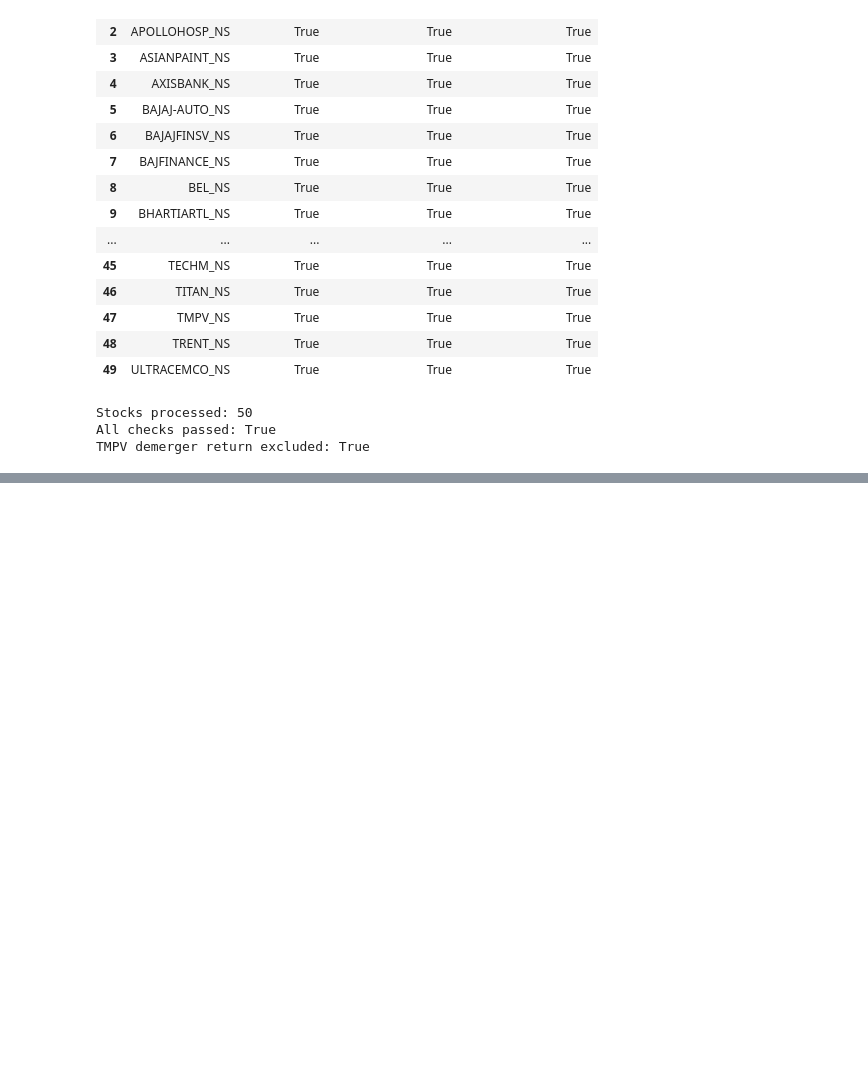
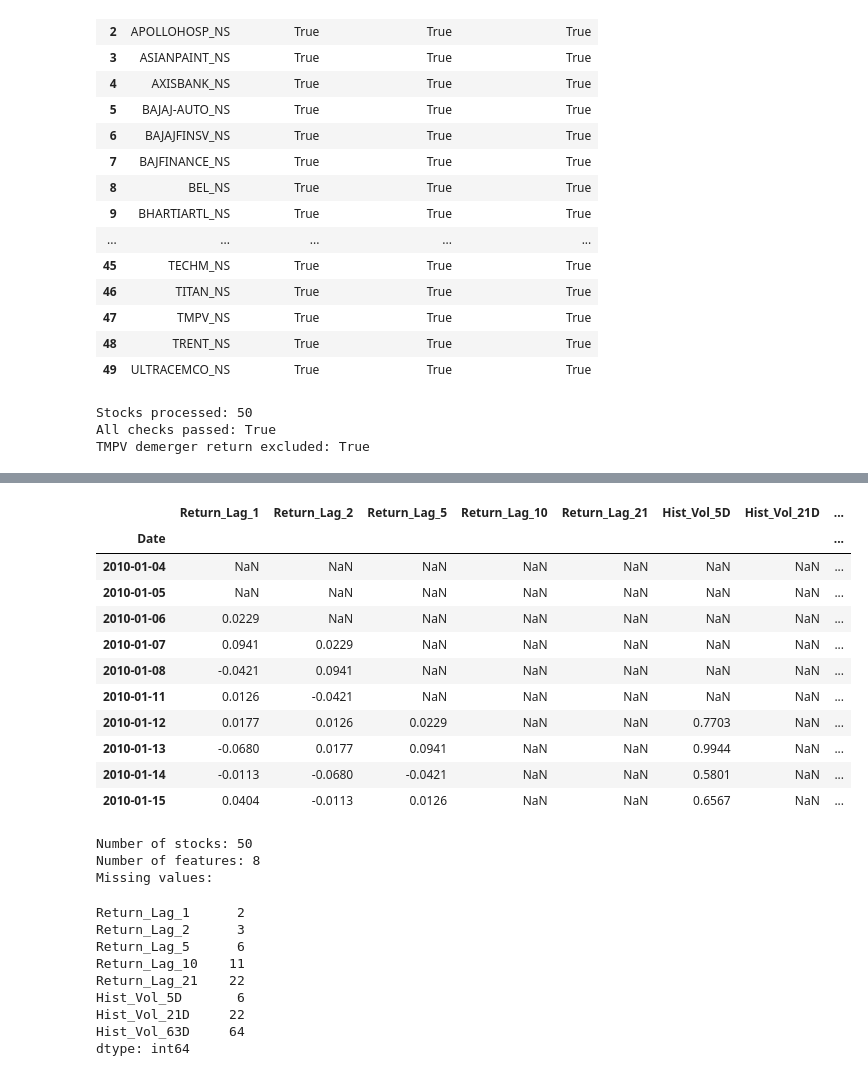
Before and after one commit to Srisupha29/DataScience_Projects, a Jupyter notebook: Indian_Equity_Market_Risk_Forecaster/notebooks/02_Volatility_Targets.ipynb, the cells around one changed output, grey strips where cells are left out. Saved outputs shown, nothing was run; the diff lists cells and outputs as text; code cells hidden in the pictures; blank space fills up the shorter version.

Commit message:
Added Lagged Daily Returns, and Historical Vol. features

```diff
--- a/Indian_Equity_Market_Risk_Forecaster/notebooks/02_Volatility_Targets.ipynb
+++ b/Indian_Equity_Market_Risk_Forecaster/notebooks/02_Volatility_Targets.ipynb
@@ -340,0 +389,37 @@ TMPV demerger return excluded: True
+# %%
+# Inspect one stock's engineered features
+
+sample_file = sorted(feature_dir.glob("*_features.parquet"))[0]
+sample_features = pd.read_parquet(sample_file)
+
+display(sample_features.head(10).round(4))
+
+print("Number of stocks:", len(list(feature_dir.glob("*_features.parquet"))))
+print("Number of features:", sample_features.shape[1])
+print("Missing values:")
+display(sample_features.isna().sum())
+# %% [output]
+|  | Return_Lag_1 | Return_Lag_2 | Return_Lag_5 | Return_Lag_10 | Return_Lag_21 | Hist_Vol_5D | Hist_Vol_21D | ... |
+| Date |  |  |  |  |  |  |  | ... |
+| 2010-01-04 | NaN | NaN | NaN | NaN | NaN | NaN | NaN | ... |
+| 2010-01-05 | NaN | NaN | NaN | NaN | NaN | NaN | NaN | ... |
+| 2010-01-06 | 0.0229 | NaN | NaN | NaN | NaN | NaN | NaN | ... |
+| 2010-01-07 | 0.0941 | 0.0229 | NaN | NaN | NaN | NaN | NaN | ... |
+| 2010-01-08 | -0.0421 | 0.0941 | NaN | NaN | NaN | NaN | NaN | ... |
+| 2010-01-11 | 0.0126 | -0.0421 | NaN | NaN | NaN | NaN | NaN | ... |
+| 2010-01-12 | 0.0177 | 0.0126 | 0.0229 | NaN | NaN | 0.7703 | NaN | ... |
+| 2010-01-13 | -0.0680 | 0.0177 | 0.0941 | NaN | NaN | 0.9944 | NaN | ... |
+| 2010-01-14 | -0.0113 | -0.0680 | -0.0421 | NaN | NaN | 0.5801 | NaN | ... |
+| 2010-01-15 | 0.0404 | -0.0113 | 0.0126 | NaN | NaN | 0.6567 | NaN | ... |
+Number of stocks: 50
+Number of features: 8
+Missing values:
+Return_Lag_1      2
+Return_Lag_2      3
+Return_Lag_5      6
+Return_Lag_10    11
+Return_Lag_21    22
+Hist_Vol_5D       6
+Hist_Vol_21D     22
+Hist_Vol_63D     64
+dtype: int64
```
Also changed, not shown: parts of 6 cells of this notebook, 1 other file.
